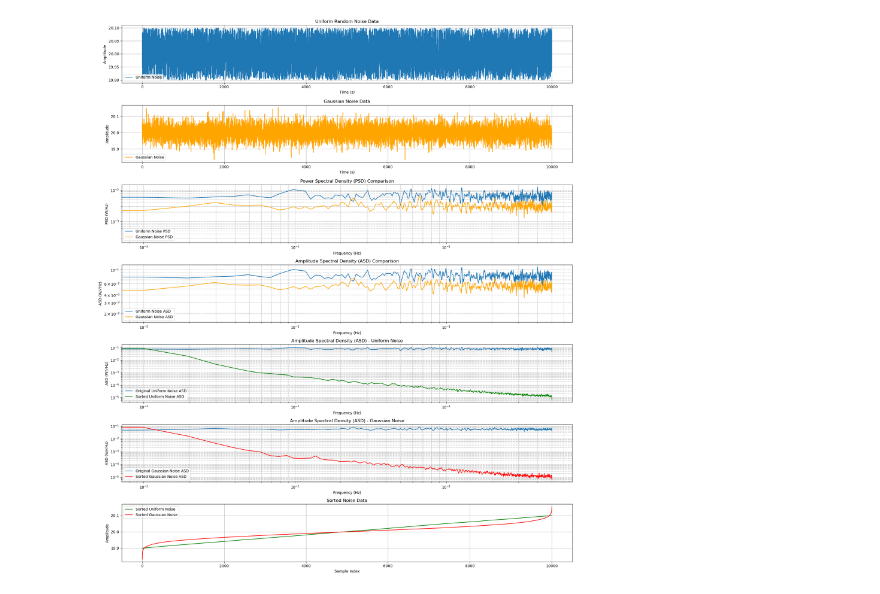
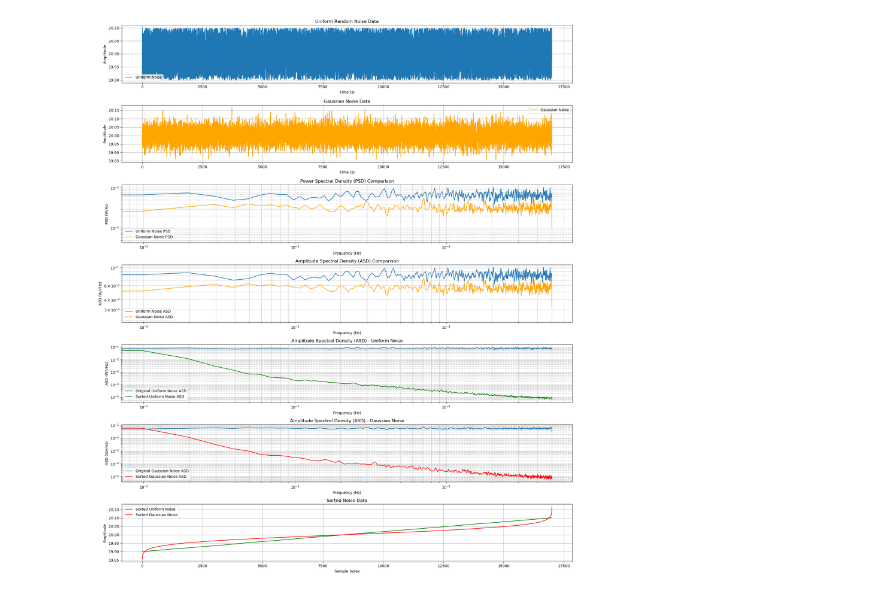
Before and after one commit to raidurgesh/StochasticNoiseFloor, a Jupyter notebook: ASD_Calculator_V2.ipynb, the cells around one changed output. Drawn from its saved outputs; the diff is of its cells as text; code cells hidden in the pictures.

```diff
--- a/ASD_Calculator_V2.ipynb
+++ b/ASD_Calculator_V2.ipynb
@@ -4,7 +4,7 @@ import matplotlib.pyplot as plt
 from scipy.signal import welch, find_peaks
 import os
 # Parameters
-Time = 10000
+Time = 17000
 Ntime = Time + 1
 # Generate random noise data (Uniform distribution)
 time_s = np.linspace(0, Ntime, num=Ntime, endpoint=False)
@@ -75,31 +75,31 @@ plt.legend()
 # Plot the ASD comparison (Uniform Noise)
 plt.subplot(7, 1, 5)
 plt.loglog(frequencies, asd_uniform, label='Original Uniform Noise ASD')
 plt.loglog(frequencies, asd_sorted_uniform, label='Sorted Uniform Noise ASD', color='green')
 plt.title('Amplitude Spectral Density (ASD) - Uniform Noise')
 plt.xlabel('Frequency (Hz)')
 plt.ylabel('ASD (W/√Hz)')
 plt.grid(True, which='both', ls='--')
 plt.legend()
 # Plot the ASD comparison (Gaussian Noise)
 plt.subplot(7, 1, 6)
 plt.loglog(frequencies, asd_gaussian, label='Original Gaussian Noise ASD')
 plt.loglog(frequencies, asd_sorted_gaussian, label='Sorted Gaussian Noise ASD', color='red')
 plt.title('Amplitude Spectral Density (ASD) - Gaussian Noise')
 plt.xlabel('Frequency (Hz)')
 plt.ylabel('ASD (W/√Hz)')
 plt.grid(True, which='both', ls='--')
 plt.legend()
 # Plot the sorted noise data for comparison
 plt.subplot(7, 1, 7)
 plt.plot(SHp1K, label='Sorted Uniform Noise', color='green')
 plt.plot(SH_Ndata_p1K, label='Sorted Gaussian Noise', color='red')
 plt.title('Sorted Noise Data')
 plt.xlabel('Sample Index')
 plt.ylabel('Amplitude')
 plt.grid(True)
 plt.legend()
 plt.tight_layout()
 plt.show()
 # %% [output]
-[figure, old version]
+[figure, new version]
```
Also changed, not shown: parts of 1 cell of this notebook.
